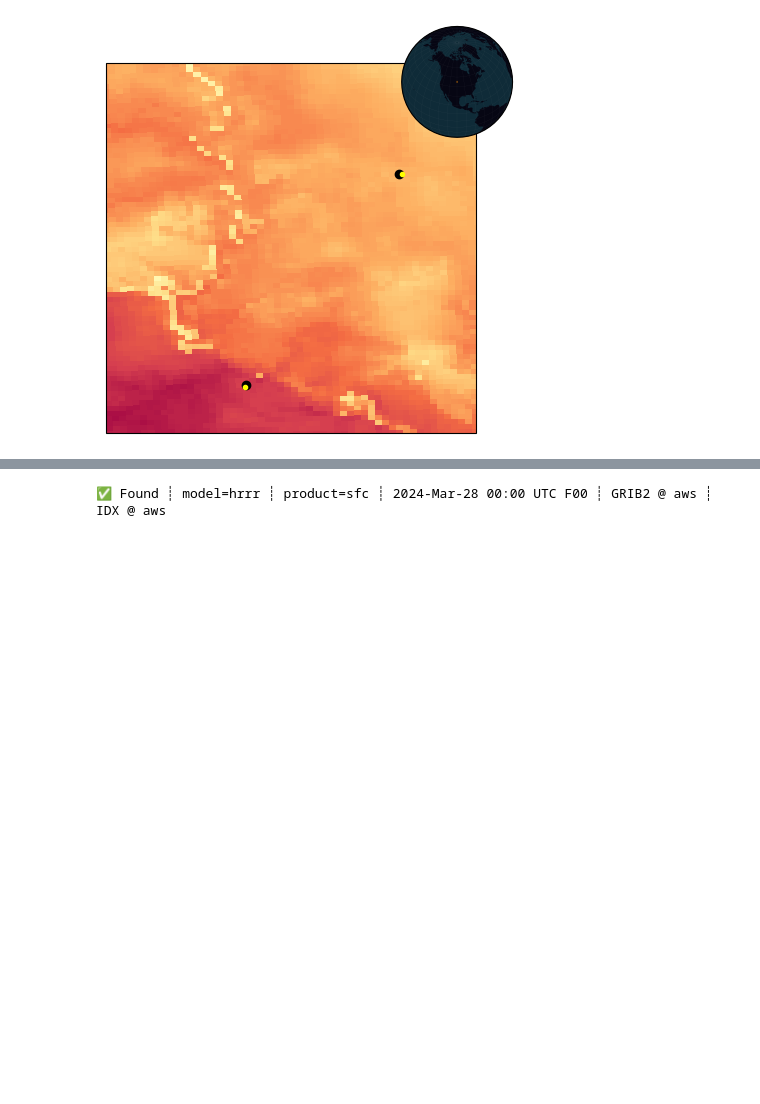
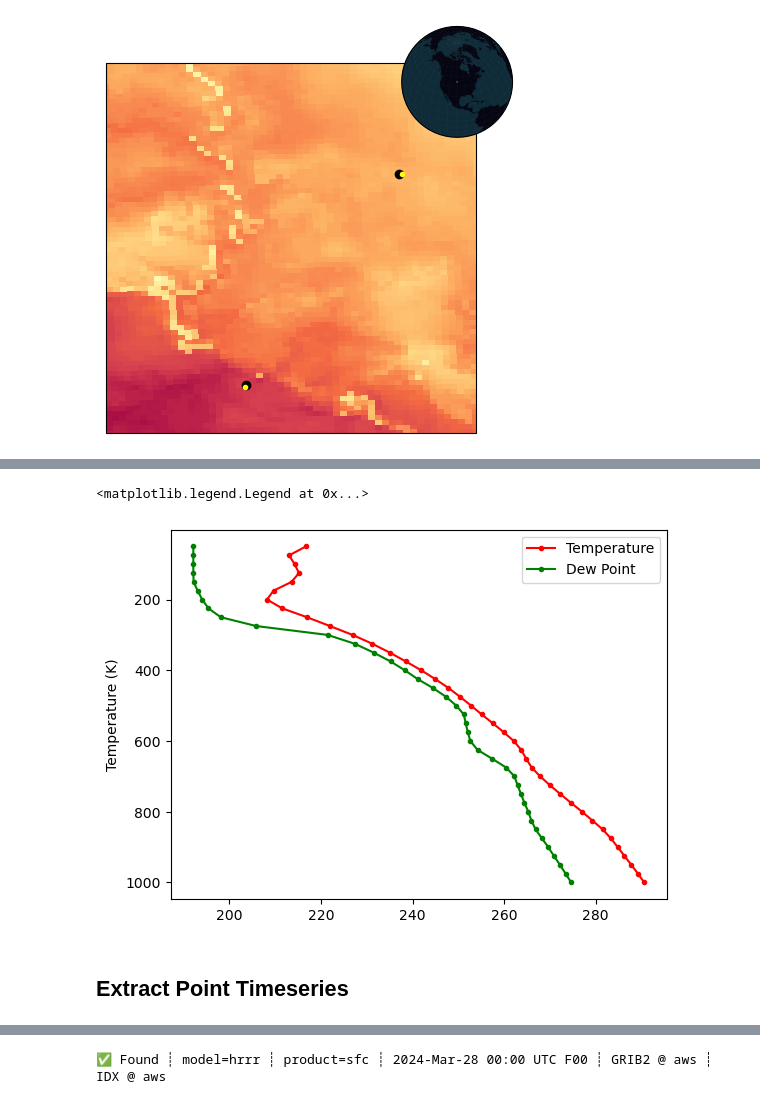
Before and after one commit to blaylockbk/Herbie, a Jupyter notebook: docs/user_guide/_bonus_notebooks/extract_points.ipynb, the cells around one changed output, grey strips where cells are left out. Cells and saved outputs as stored; diff of their text form; code cells hidden in the pictures; blank space fills up the shorter version.

```diff
--- a/docs/user_guide/_bonus_notebooks/extract_points.ipynb
+++ b/docs/user_guide/_bonus_notebooks/extract_points.ipynb
@@ -259,0 +268,9 @@ ax.EasyMap.INSET_GLOBE()
+# %%
+H = Herbie("2024-03-28 00:00", model="hrrr", product="prs")
+ds = H.xarray("(?:DPT|TMP):[0-9]* mb", remove_grib=False)
+
+# Get HRRR sounding at Salt Lake City
+slc = ds.herbie.extract_points(
+    pd.DataFrame({"latitude": [40.76], "longitude": [-111.876183]})
+)
+slc
@@ -259,0 +296,15 @@ ax.EasyMap.INSET_GLOBE()
+# %%
+# TODO: plot data on a sounding using MetPy
+
+ax = plt.gca()
+ax.plot(slc.t, slc.isobaricInhPa, color="red", marker=".", label="Temperature")
+ax.plot(slc.dpt, slc.isobaricInhPa, color="green", marker=".", label="Dew Point")
+ax.invert_yaxis()
+ax.set_ylabel("Level (hPa)")
+ax.set_ylabel("Temperature (K)")
+ax.legend()
+# %% [output]
+<matplotlib.legend.Legend at 0x...>
+[figure, added]
+# %% [markdown]
+## Extract Point Timeseries
```
Also changed, not shown: parts of 13 cells of this notebook, 8 other files.
